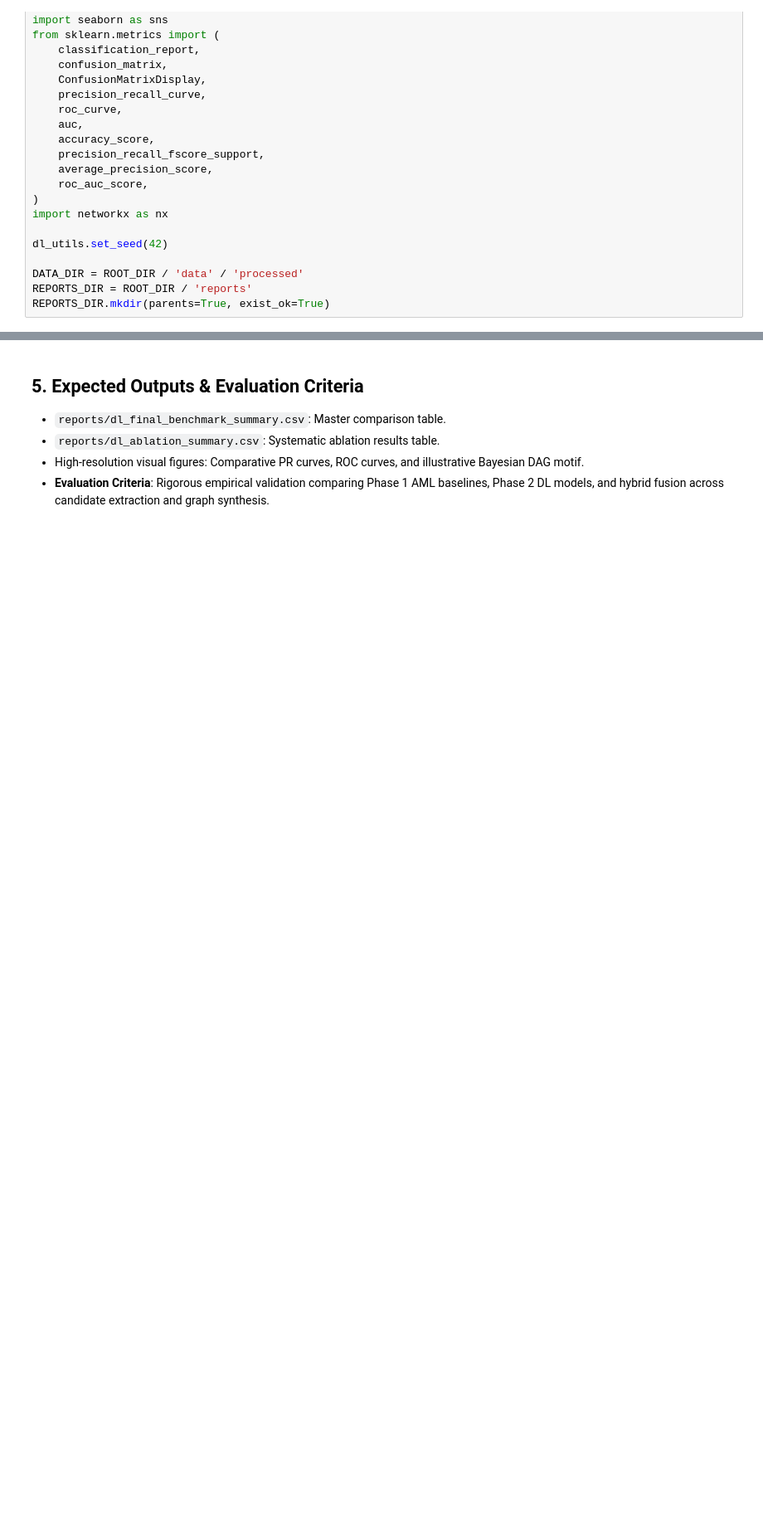
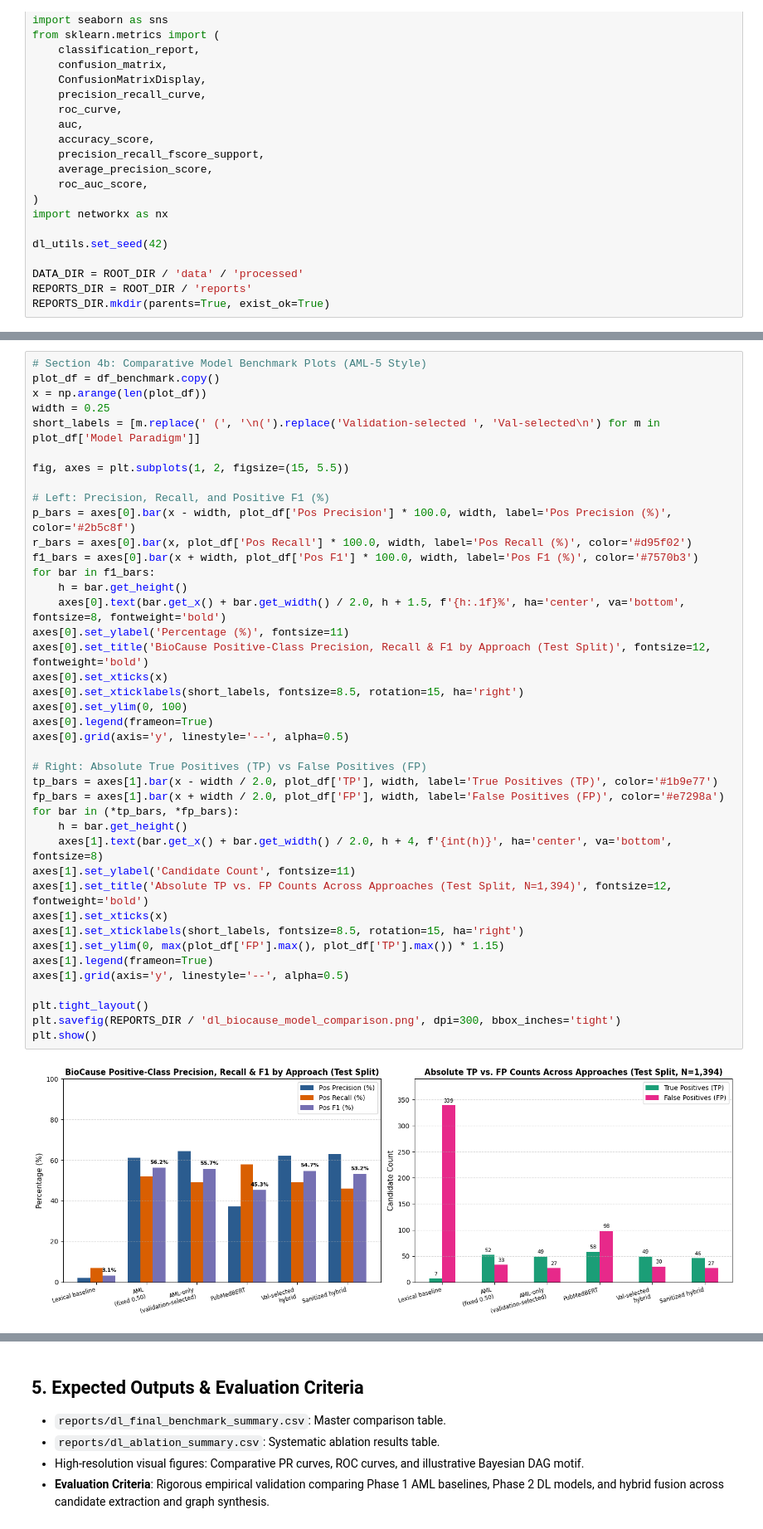
Before and after one commit to alpha-sml/causal-nlp-reasoning, a Jupyter notebook: DL/DL_05_evaluation_ablation.ipynb, the cells around one changed output, grey strips where cells are left out. Shown at 83% size. Drawn from its saved outputs; the diff is of its cells as text; blank space fills up the shorter version.

```diff
--- a/DL/DL_05_evaluation_ablation.ipynb
+++ b/DL/DL_05_evaluation_ablation.ipynb
@@ -314,0 +315,43 @@ plt.show()
+# %%
+# Section 4b: Comparative Model Benchmark Plots (AML-5 Style)
+plot_df = df_benchmark.copy()
+x = np.arange(len(plot_df))
+width = 0.25
+short_labels = [m.replace(' (', '\n(').replace('Validation-selected ', 'Val-selected\n') for m in plot_df['Model Paradigm']]
+
+fig, axes = plt.subplots(1, 2, figsize=(15, 5.5))
+
+# Left: Precision, Recall, and Positive F1 (%)
+p_bars = axes[0].bar(x - width, plot_df['Pos Precision'] * 100.0, width, label='Pos Precision (%)', color='#2b5c8f')
+r_bars = axes[0].bar(x, plot_df['Pos Recall'] * 100.0, width, label='Pos Recall (%)', color='#d95f02')
+f1_bars = axes[0].bar(x + width, plot_df['Pos F1'] * 100.0, width, label='Pos F1 (%)', color='#7570b3')
+for bar in f1_bars:
+    h = bar.get_height()
+    axes[0].text(bar.get_x() + bar.get_width() / 2.0, h + 1.5, f'{h:.1f}%', ha='center', va='bottom', fontsize=8, fontweight='bold')
+axes[0].set_ylabel('Percentage (%)', fontsize=11)
+axes[0].set_title('BioCause Positive-Class Precision, Recall & F1 by Approach (Test Split)', fontsize=12, fontweight='bold')
+axes[0].set_xticks(x)
+axes[0].set_xticklabels(short_labels, fontsize=8.5, rotation=15, ha='right')
+axes[0].set_ylim(0, 100)
+axes[0].legend(frameon=True)
+axes[0].grid(axis='y', linestyle='--', alpha=0.5)
+
+# Right: Absolute True Positives (TP) vs False Positives (FP)
+tp_bars = axes[1].bar(x - width / 2.0, plot_df['TP'], width, label='True Positives (TP)', color='#1b9e77')
+fp_bars = axes[1].bar(x + width / 2.0, plot_df['FP'], width, label='False Positives (FP)', color='#e7298a')
+for bar in (*tp_bars, *fp_bars):
+    h = bar.get_height()
+    axes[1].text(bar.get_x() + bar.get_width() / 2.0, h + 4, f'{int(h)}', ha='center', va='bottom', fontsize=8)
+axes[1].set_ylabel('Candidate Count', fontsize=11)
+axes[1].set_title('Absolute TP vs. FP Counts Across Approaches (Test Split, N=1,394)', fontsize=12, fontweight='bold')
+axes[1].set_xticks(x)
+axes[1].set_xticklabels(short_labels, fontsize=8.5, rotation=15, ha='right')
+axes[1].set_ylim(0, max(plot_df['FP'].max(), plot_df['TP'].max()) * 1.15)
+axes[1].legend(frameon=True)
+axes[1].grid(axis='y', linestyle='--', alpha=0.5)
+
+plt.tight_layout()
+plt.savefig(REPORTS_DIR / 'dl_biocause_model_comparison.png', dpi=300, bbox_inches='tight')
+plt.show()
+# %% [output]
+[figure, added]
```
Also changed, not shown: parts of 7 cells of this notebook, 30 other files.
